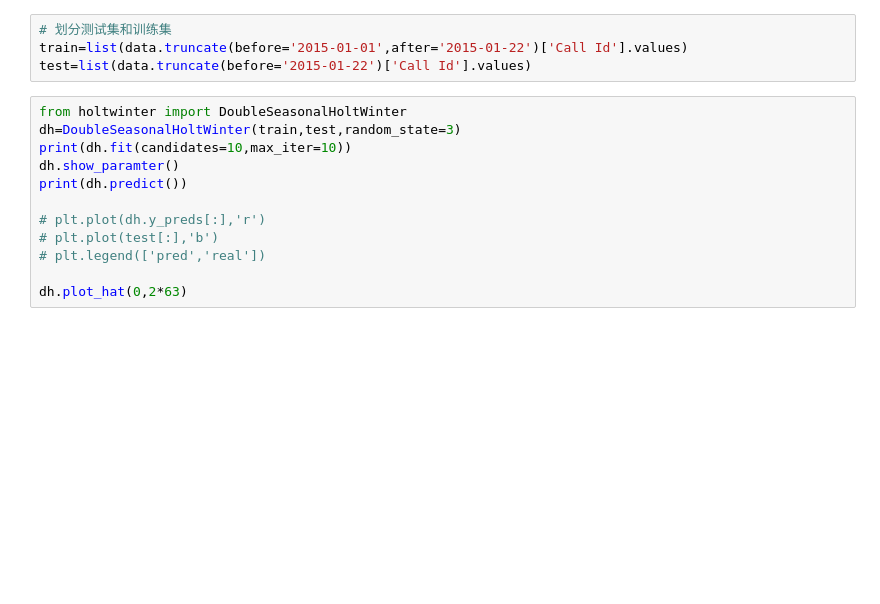
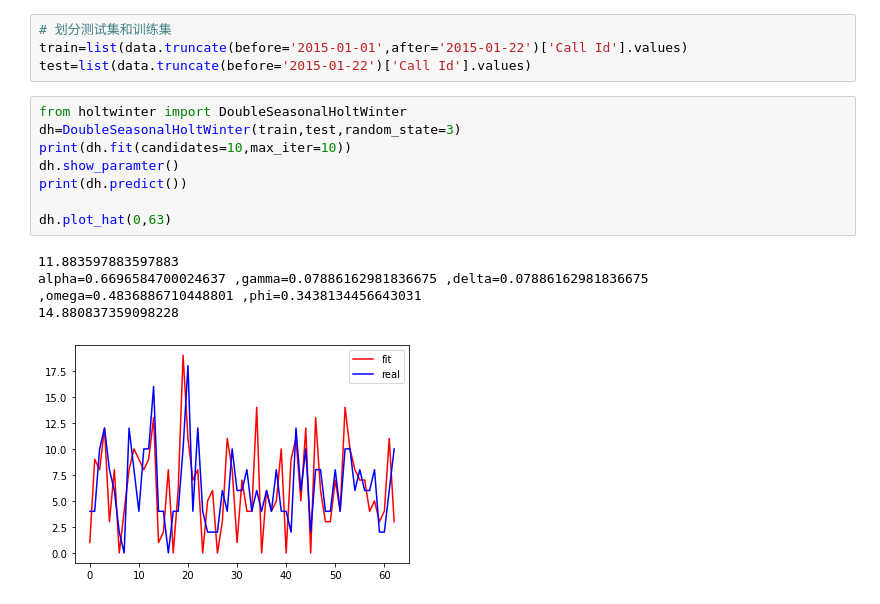
Before and after one commit to lca-123/DSholtwinter, a Jupyter notebook: code.ipynb, the cells around one changed output. Drawn from its saved outputs; the diff is of its cells as text; blank space fills up the shorter version.

```diff
--- a/code.ipynb
+++ b/code.ipynb
@@ -27,12 +27,13 @@ test=list(data.truncate(before='2015-01-22')['Call Id'].values)
 # %%
 from holtwinter import DoubleSeasonalHoltWinter
 dh=DoubleSeasonalHoltWinter(train,test,random_state=3)
 print(dh.fit(candidates=10,max_iter=10))
 dh.show_paramter()
 print(dh.predict())
 
-# plt.plot(dh.y_preds[:],'r')
-# plt.plot(test[:],'b')
-# plt.legend(['pred','real'])
-
-dh.plot_hat(0,2*63)
+dh.plot_hat(0,63)
+# %% [output]
+11.883597883597883
+alpha=0.6696584700024637 ,gamma=0.07886162981836675 ,delta=0.07886162981836675 ,omega=0.4836886710448801 ,phi=0.3438134456643031
+14.880837359098228
+[figure, added]
```
Also changed, not shown: parts of 2 cells of this notebook, 4 other files.
